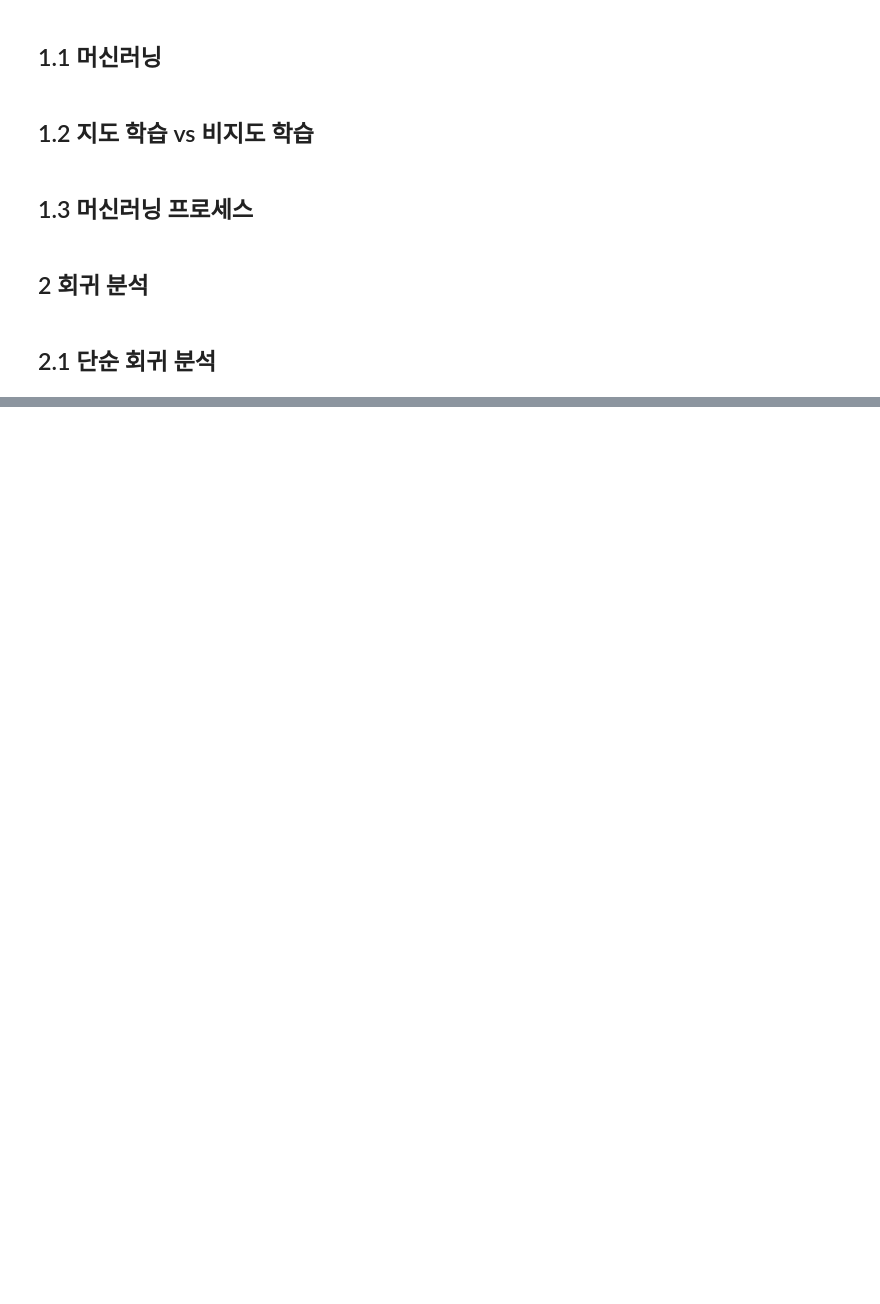
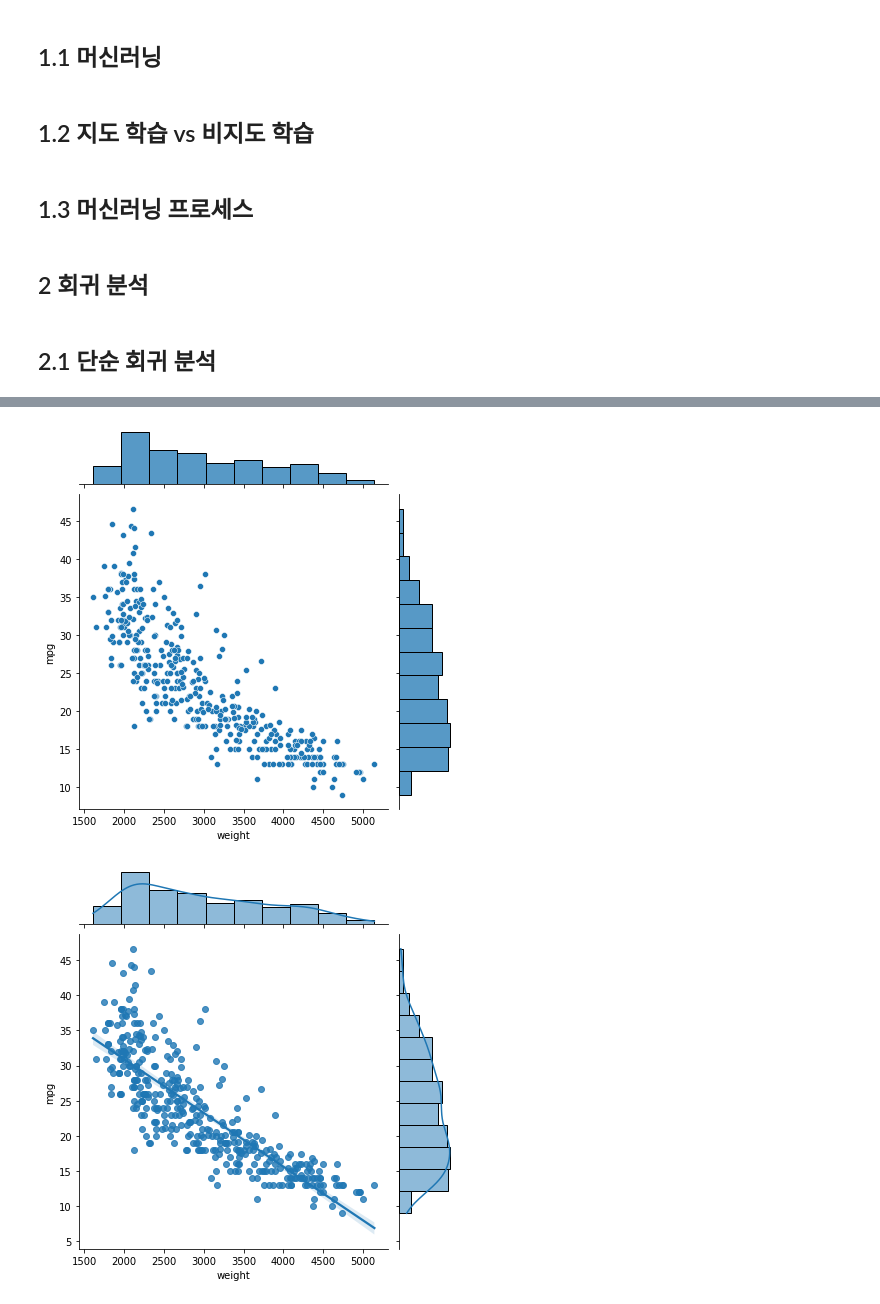
Before and after one commit to yeonseocho/Machine-Learning-Pandas-Data-Analytics, a Jupyter notebook: Part 7. 머신러닝 데이터 분석/7.1 머신러닝 개요.ipynb, the cells around one changed output, grey strips where cells are left out. Cells and saved outputs as stored; diff of their text form; code cells hidden in the pictures; blank space fills up the shorter version.

```diff
--- a/Part 7. 머신러닝 데이터 분석/7.1 머신러닝 개요.ipynb
+++ b/Part 7. 머신러닝 데이터 분석/7.1 머신러닝 개요.ipynb
@@ -18,0 +137,9 @@
+# %%
+#seaborn 조인트 그래프-산점도, 히스토그램
+sns.jointplot(x='weight', y='mpg', data=ndf) #회귀선 없음
+sns.jointplot(x='weight', y='mpg', kind='reg', data=ndf) #회귀선 표시
+plt.show()
+plt.close()
+# %% [output]
+[figure, added]
+[figure, added]
```
Also changed, not shown: parts of 13 cells of this notebook.
